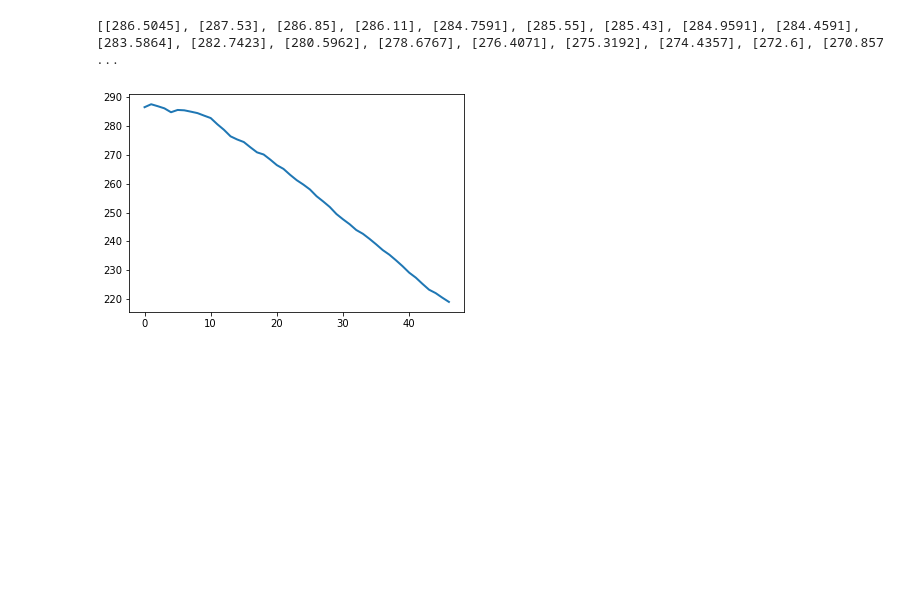
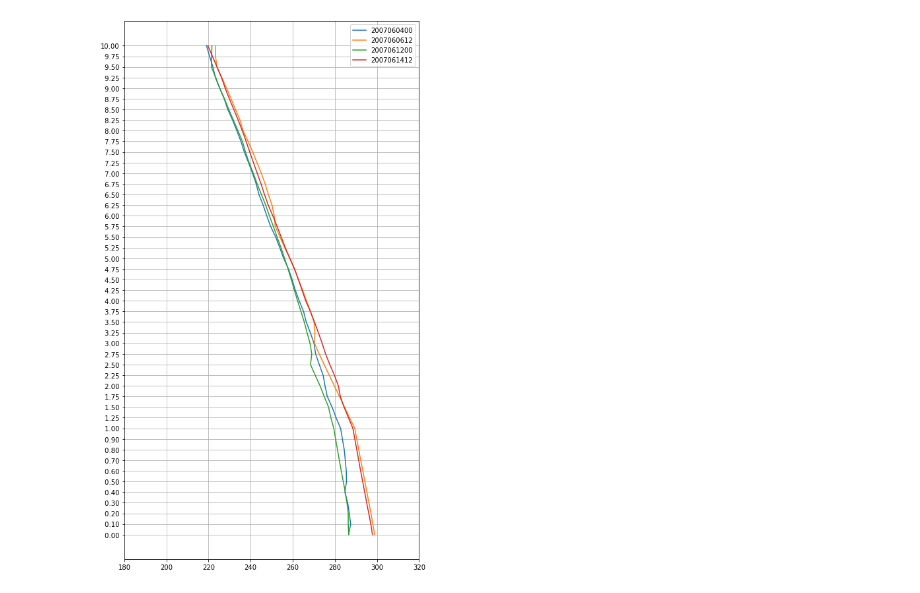
Before and after one commit to Jacob045/python, a Jupyter notebook: work for graduation/UPAR.ipynb, the cells around one changed output. Drawn from its saved outputs; the diff is of its cells as text; code cells hidden in the pictures; blank space fills up the shorter version.

```diff
--- a/work for graduation/UPAR.ipynb
+++ b/work for graduation/UPAR.ipynb
@@ -5,14 +6,24 @@ import pandas as pd
 filepath = r'I:\Data\Personal Data\graduation project\SACOL\original_data\200706\sounding_data_as_MWR_format_200706.txt'
-# %%
-data = pd.read_csv(filepath,sep='  ')
-Values = data.columns
-print_data = data.iloc[0:1,1:48]
-#print(print_data)
-a = np.array(print_data).T
-b = a.tolist()
-print(b)
-plt.plot(b,linewidth = 2)
-plt.show()
-# %% [output]
-[[286.5045], [287.53], [286.85], [286.11], [284.7591], [285.55], [285.43], [284.9591], [284.4591], [283.5864], [282.7423], [280.5962], [278.6767], [276.4071], [275.3192], [274.4357], [272.6], [270.857 ...
-[figure, removed]
+# %%
+data = pd.read_csv(filepath,sep='  ')
+plt.rcParams['figure.figsize'] = (8.0, 15.0)
+#纵轴上分布高度数值
+Height = data.columns.values[1:48]
+# 绘图
+Len = len(data['Time'])
+i = 0
+while i<Len:
+    data_for_print = np.array(data.iloc[i:i+1,1:48]).T
+    plt.plot(data_for_print, Height, label=str(data['Time'][i]))
+    i = i+1
+#设置X轴
+x_ticks = np.linspace(180, 320, 8)
+plt.xticks(x_ticks)
+# 启动图例
+plt.legend()
+# 添加网格
+plt.grid()
+# 展示图片
+plt.show()
+# %% [output]
+[figure, added]
```
Also changed, not shown: parts of 1 cell of this notebook, 1 other file.
